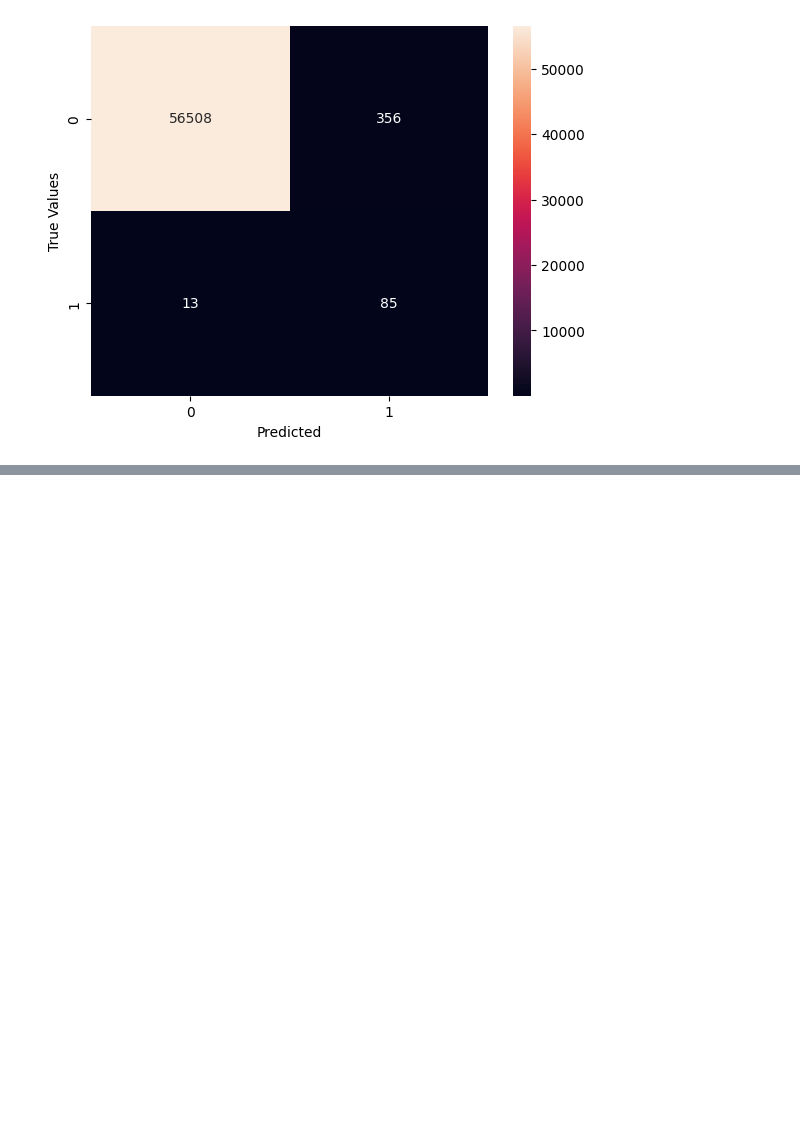
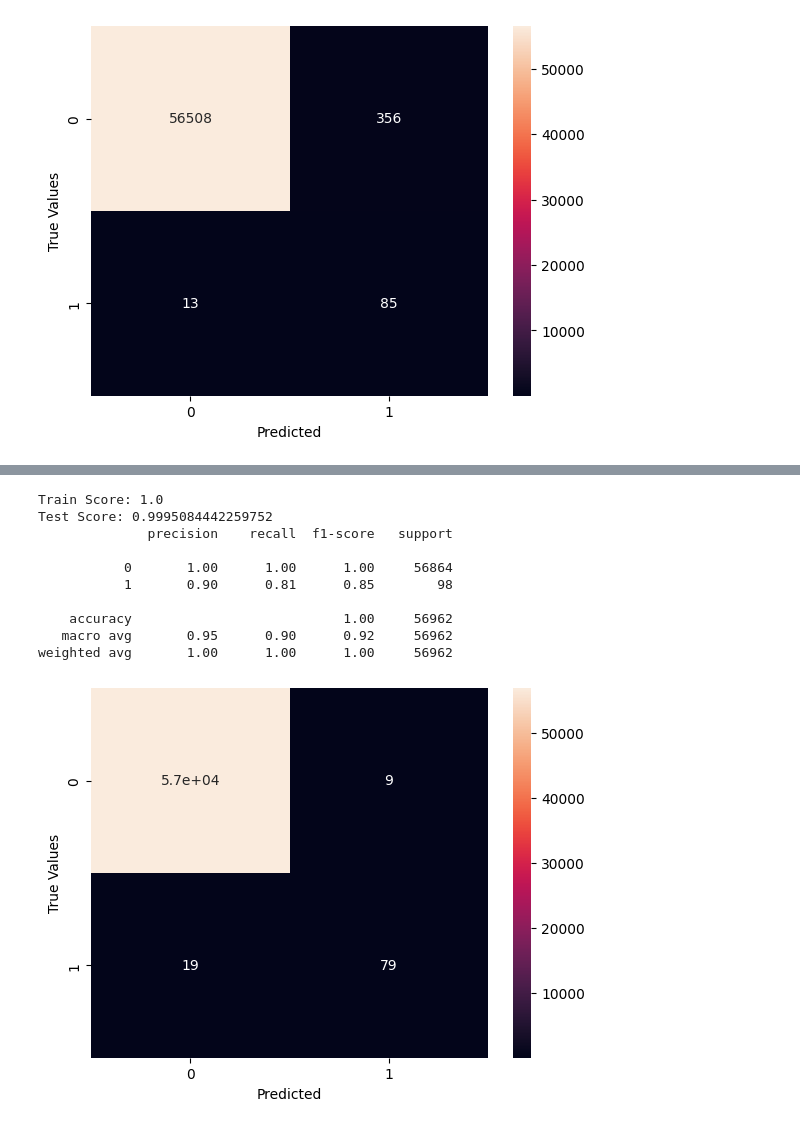
Before and after one commit to IrfanCamparaGithub/AppliedMachineLearningFraudProject, a Jupyter notebook: creditcardfrauddetection.ipynb, the cells around one changed output, grey strips where cells are left out. Saved outputs shown, nothing was run; the diff lists cells and outputs as text; code cells hidden in the pictures; blank space fills up the shorter version.

```diff
--- a/creditcardfrauddetection.ipynb
+++ b/creditcardfrauddetection.ipynb
@@ -523,0 +560,28 @@ NameError: name 'X_train_adasyn' is not defined
+# %%
+
+extremeGradientBoost = xgb.XGBClassifier(**gridSearch.best_params_, random_state = 0)
+extremeGradientBoost.fit(X_train_adasyn, t_train_adasyn)
+train_score = extremeGradientBoost.score(X_train_adasyn, t_train_adasyn)
+
+test_score = extremeGradientBoost.score(X_test, t_test)
+print("Train Score: "+ str(train_score))
+print("Test Score: " + str(test_score))
+y_pred = extremeGradientBoost.predict(X_test)
+print(classification_report(t_test, y_pred))
+cm = confusion_matrix(t_test, y_pred)
+sns.heatmap(cm, annot=True)
+plt.xlabel('Predicted')
+plt.ylabel('True Values')
+plt.show()
+# %% [output]
+Train Score: 1.0
+Test Score: 0.9995084442259752
+              precision    recall  f1-score   support
+
+           0       1.00      1.00      1.00     56864
+           1       0.90      0.81      0.85        98
+
+    accuracy                           1.00     56962
+   macro avg       0.95      0.90      0.92     56962
+weighted avg       1.00      1.00      1.00     56962
+[figure, added]
```
Also changed, not shown: parts of 18 cells of this notebook.
